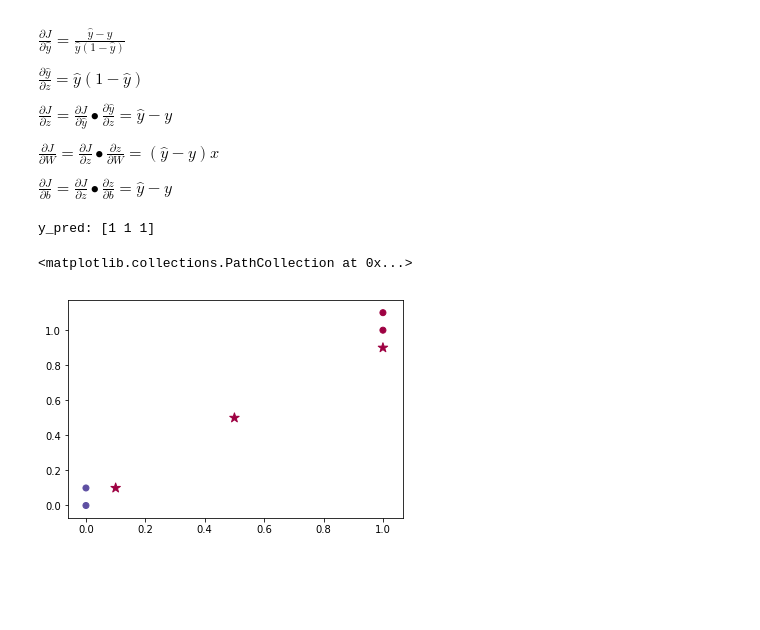
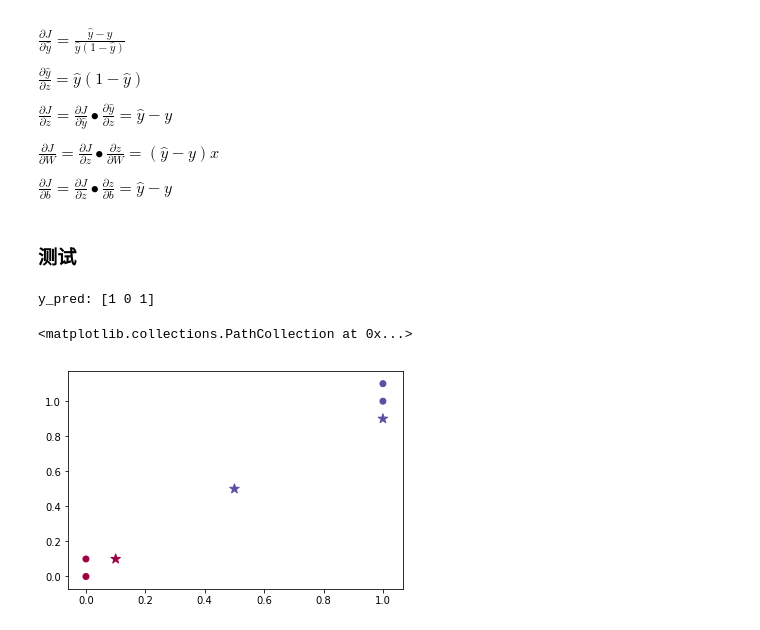
Before and after one commit to LydiaY5559/Practice, a Jupyter notebook: MachineLearning/python/logistic_regression.ipynb, the cells around one changed output. Cells and saved outputs as stored; diff of their text form; code cells hidden in the pictures; blank space fills up the shorter version.

```diff
--- a/MachineLearning/python/logistic_regression.ipynb
+++ b/MachineLearning/python/logistic_regression.ipynb
@@ -85,19 +85,21 @@ class logistic_regression():
         y_hat = self._calc_yhat(X)
         res = np.where(y_hat[:, 0] >= 0.5, 1, 0)
         return res
+# %% [markdown]
+### 测试
 # %%
 X_train = np.array([[1.0, 1.1], [1.0, 1.0], [0.0, 0.1],[0.0, 0.0]])
-y_train = np.array([1,1,2,2])
+y_train = np.array([1,1,0,0])
 X_pred = np.array([[1.0,0.9], [0.1,0.1], [0.5,0.5]])
 
 model = logistic_regression()
 model.fit(X_train, y_train)
 y_pred = model.predict(X_pred)
 print('y_pred:', y_pred)
 
 plt.scatter(X_train[:, 0], X_train[:, 1], c=y_train, cmap=plt.cm.Spectral)
 plt.scatter(X_pred[:, 0], X_pred[:, 1], c=y_pred, cmap=plt.cm.Spectral, s=100, marker='*')
 # %% [output]
-y_pred: [1 1 1]
+y_pred: [1 0 1]
 <matplotlib.collections.PathCollection at 0x...>
-[figure, old version]
+[figure, new version]
```
Also changed, not shown: parts of 5 cells of this notebook.
